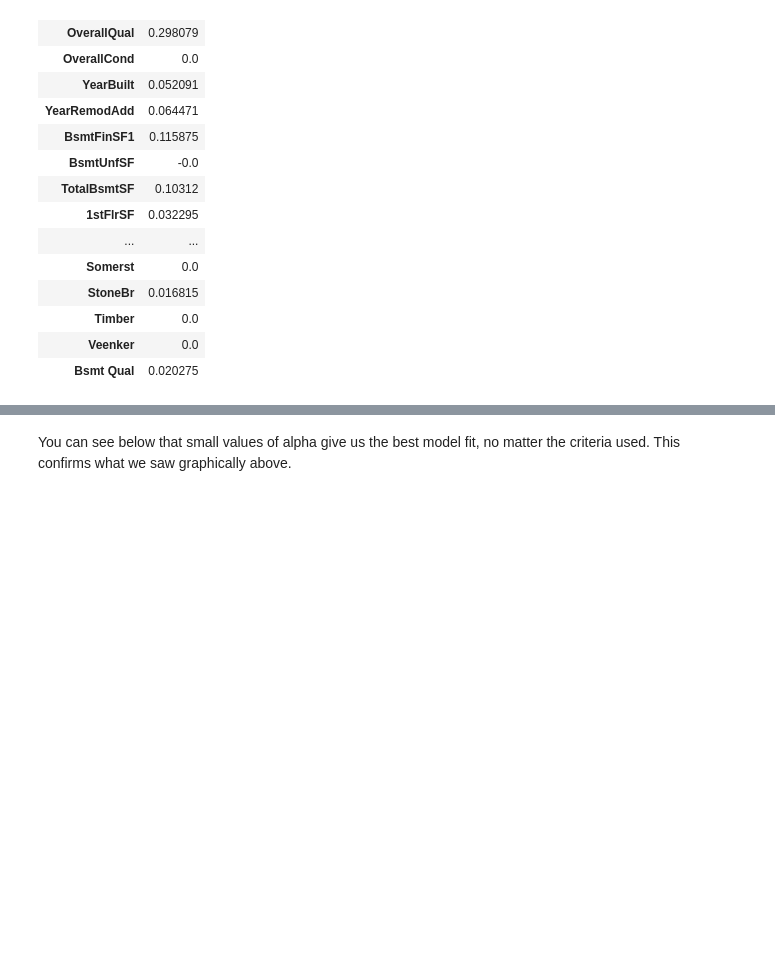
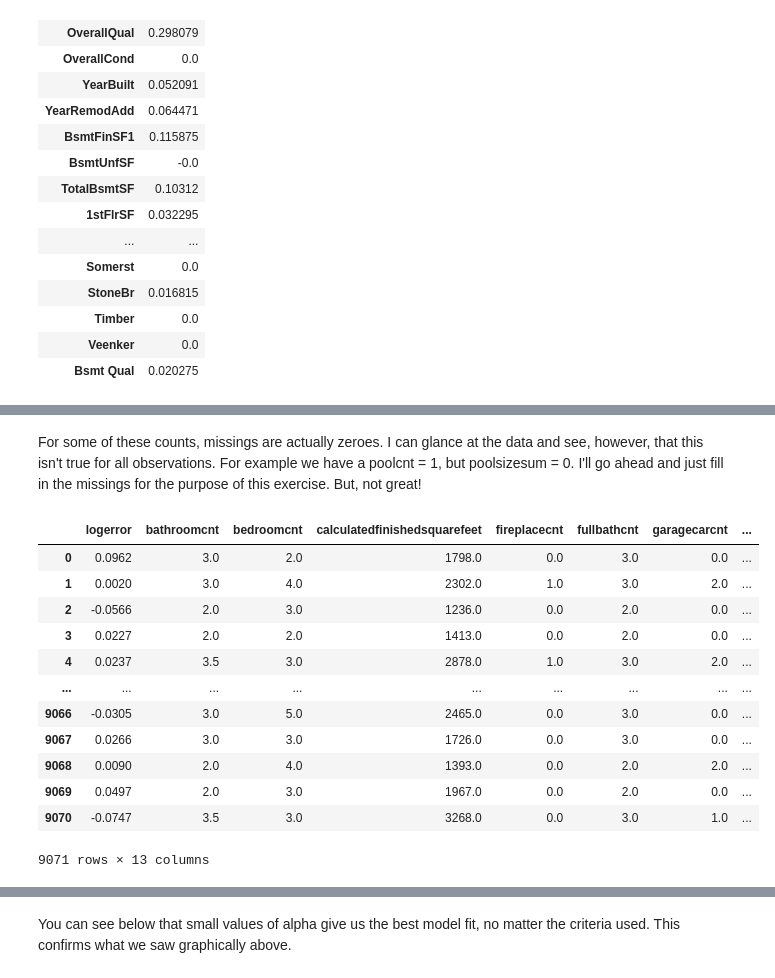
Before and after one commit to aaiken1/fin-data-analysis-text, a Jupyter notebook: _sources/chapters/12_regression_topics.ipynb, the cells around one changed output, grey strips where cells are left out. Drawn from its saved outputs; the diff is of its cells as text; code cells hidden in the pictures; blank space fills up the shorter version.

```diff
--- a/_sources/chapters/12_regression_topics.ipynb
+++ b/_sources/chapters/12_regression_topics.ipynb
@@ -941,0 +1249,21 @@ The make_pipeline function takes any number of estimators as arguments and retur
+# %% [markdown]
+For some of these counts, missings are actually zeroes. I can glance at the data and see, however, that this isn't true for all observations. For example we have a poolcnt = 1, but poolsizesum = 0. I'll go ahead and just fill in the missings for the purpose of this exercise. But, not great!
+# %%
+# Set missing observations to zero
+zillow_sample = zillow_sample.fillna(0)
+
+zillow_sample
+# %% [output]
+|  | logerror | bathroomcnt | bedroomcnt | calculatedfinishedsquarefeet | fireplacecnt | fullbathcnt | garagecarcnt | ... |
+| 0 | 0.0962 | 3.0 | 2.0 | 1798.0 | 0.0 | 3.0 | 0.0 | ... |
+| 1 | 0.0020 | 3.0 | 4.0 | 2302.0 | 1.0 | 3.0 | 2.0 | ... |
+| 2 | -0.0566 | 2.0 | 3.0 | 1236.0 | 0.0 | 2.0 | 0.0 | ... |
+| 3 | 0.0227 | 2.0 | 2.0 | 1413.0 | 0.0 | 2.0 | 0.0 | ... |
+| 4 | 0.0237 | 3.5 | 3.0 | 2878.0 | 1.0 | 3.0 | 2.0 | ... |
+| ... | ... | ... | ... | ... | ... | ... | ... | ... |
+| 9066 | -0.0305 | 3.0 | 5.0 | 2465.0 | 0.0 | 3.0 | 0.0 | ... |
+| 9067 | 0.0266 | 3.0 | 3.0 | 1726.0 | 0.0 | 3.0 | 0.0 | ... |
+| 9068 | 0.0090 | 2.0 | 4.0 | 1393.0 | 0.0 | 2.0 | 2.0 | ... |
+| 9069 | 0.0497 | 2.0 | 3.0 | 1967.0 | 0.0 | 2.0 | 0.0 | ... |
+| 9070 | -0.0747 | 3.5 | 3.0 | 3268.0 | 0.0 | 3.0 | 1.0 | ... |
+9071 rows × 13 columns
```
Also changed, not shown: parts of 62 cells of this notebook, 41 other files.
